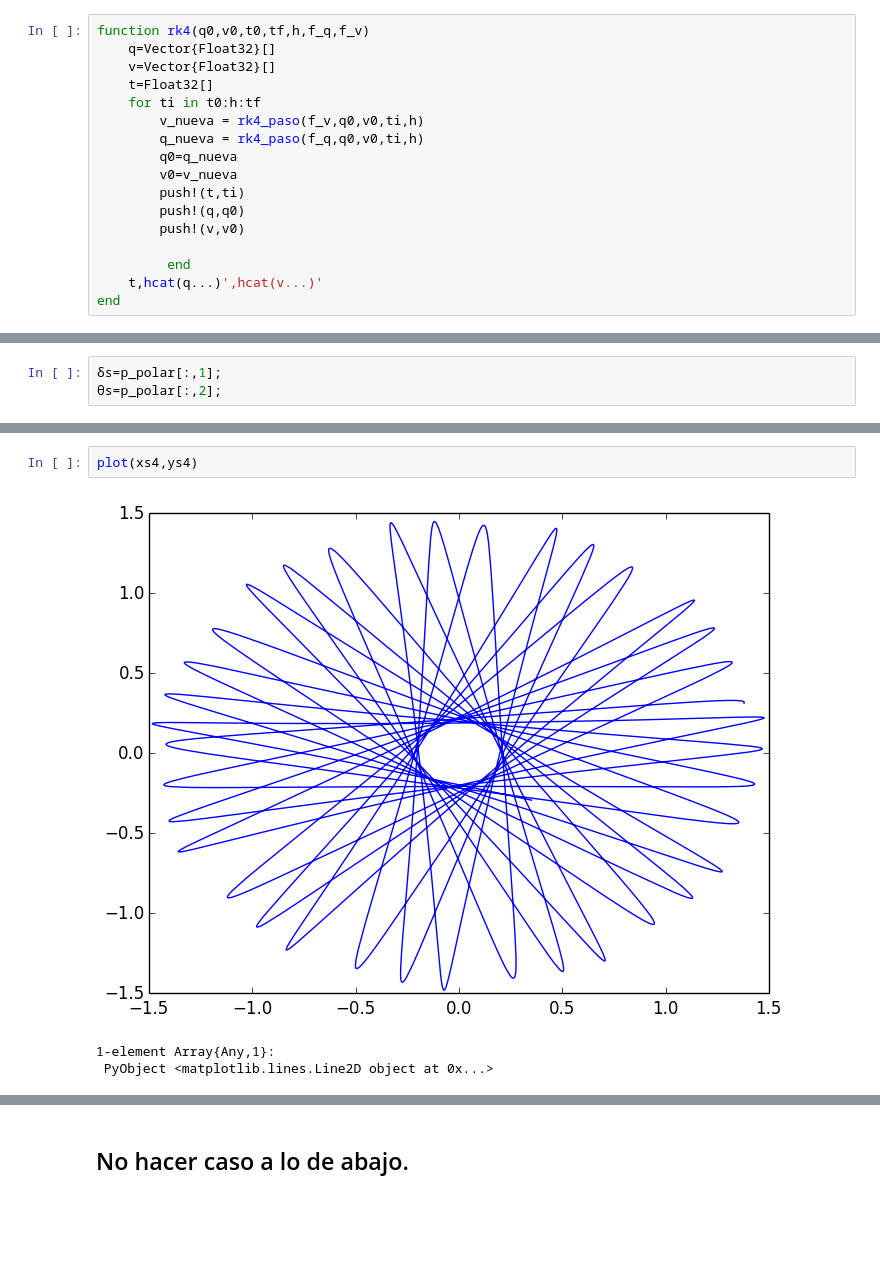
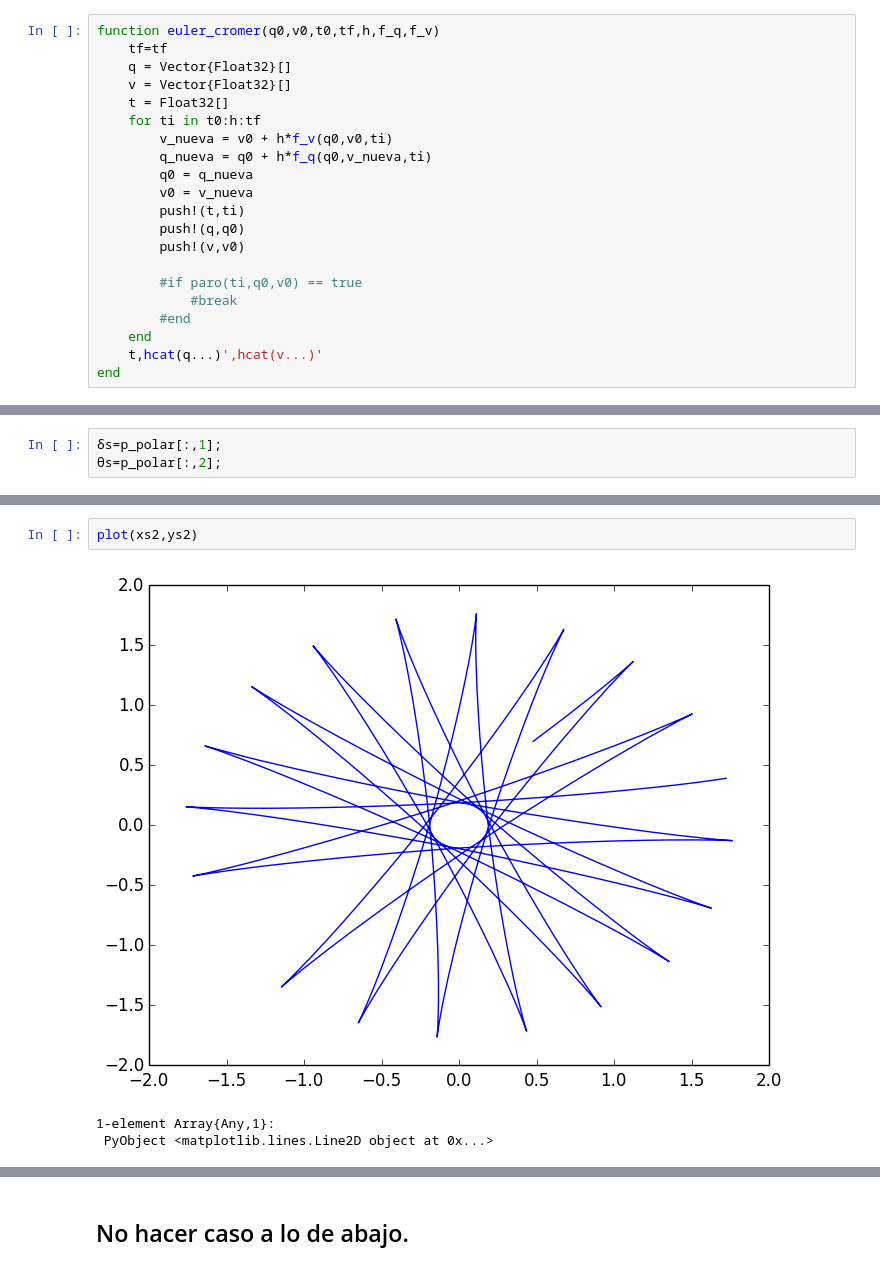
Before and after one commit to GX-Calva-Garcia/Proyecto-Final, a Jupyter notebook: pendulo_polares.ipynb, the cells around one changed output, grey strips where cells are left out. Saved outputs shown, nothing was run; the diff lists cells and outputs as text; blank space fills up the shorter version.

```diff
--- a/pendulo_polares.ipynb
+++ b/pendulo_polares.ipynb
@@ -18,18 +35,22 @@ rk4_paso (generic function with 1 method)
 # %%
-function rk4(q0,v0,t0,tf,h,f_q,f_v)
-    q=Vector{Float32}[]
-    v=Vector{Float32}[]
-    t=Float32[]
+function euler_cromer(q0,v0,t0,tf,h,f_q,f_v)
+    tf=tf
+    q = Vector{Float32}[]
+    v = Vector{Float32}[]
+    t = Float32[]
     for ti in t0:h:tf
-        v_nueva = rk4_paso(f_v,q0,v0,ti,h)
-        q_nueva = rk4_paso(f_q,q0,v0,ti,h)
-        q0=q_nueva
-        v0=v_nueva
+        v_nueva = v0 + h*f_v(q0,v0,ti)
+        q_nueva = q0 + h*f_q(q0,v_nueva,ti)
+        q0 = q_nueva
+        v0 = v_nueva
         push!(t,ti)
         push!(q,q0)
         push!(v,v0)
 
-         end
+        #if paro(ti,q0,v0) == true
+            #break
+        #end
+    end
     t,hcat(q...)',hcat(v...)'
 end
 # %% [output]
@@ -278,6 +224,6 @@ plot3D(xs4,ys4,zs4)
-# %%
-plot(xs4,ys4)
-# %% [output]
-[figure, removed]
-1-element Array{Any,1}:
- PyObject <matplotlib.lines.Line2D object at 0x...>
+# %%
+plot(xs2,ys2)
+# %% [output]
+[figure, added]
+1-element Array{Any,1}:
+ PyObject <matplotlib.lines.Line2D object at 0x...>
```
Also changed, not shown: parts of 55 cells of this notebook.
